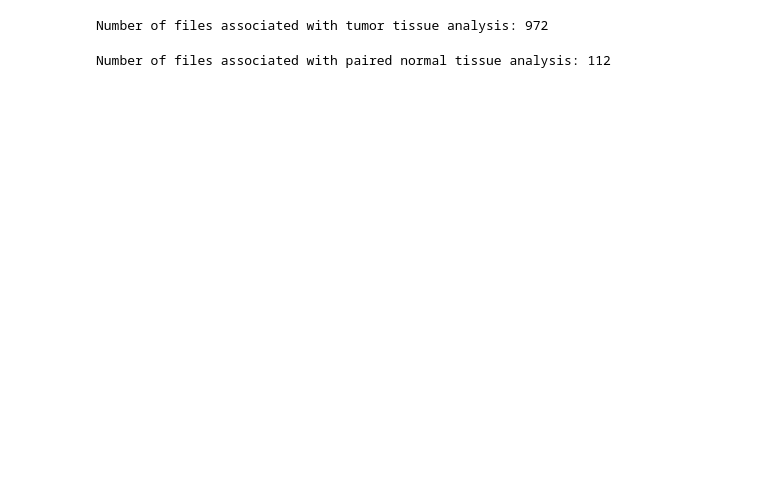
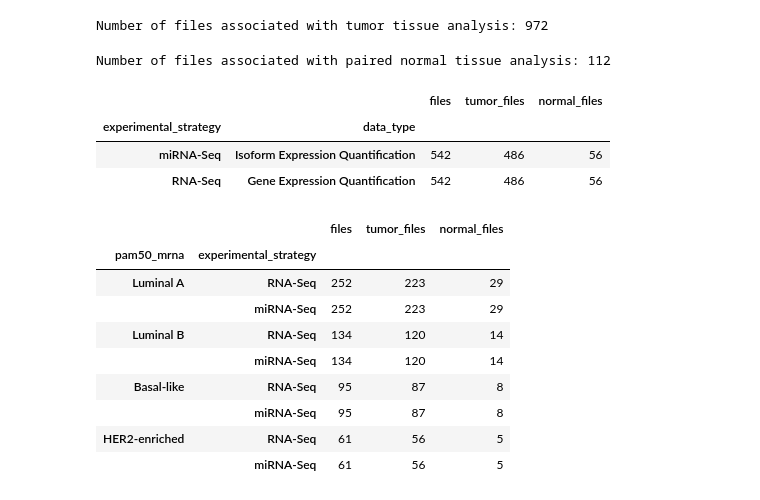
Before and after one commit to MylenaRoberta/pan-cancer-analysis, a Jupyter notebook: notebooks/01_tcga-brca/02_brca-exploratory-metadata-analysis.ipynb, the cells around one changed output. Saved outputs shown, nothing was run; the diff lists cells and outputs as text; code cells hidden in the pictures; blank space fills up the shorter version.

```diff
--- a/notebooks/01_tcga-brca/02_brca-exploratory-metadata-analysis.ipynb
+++ b/notebooks/01_tcga-brca/02_brca-exploratory-metadata-analysis.ipynb
@@ -265,6 +302,50 @@ total_files = df_files_of_interest['is_normal_file_of_interest'].sum()
 print(f'Number of files associated with paired normal tissue analysis: {total_files}')
 # %% [output]
 Number of files associated with paired normal tissue analysis: 112
+# %%
+# Count the number of files associated with each experimental strategy
+df_files_and_cases_of_interest \
+    .groupby(['experimental_strategy', 'data_type']) \
+    .agg(
+        files = pd.NamedAgg(column='file_id', aggfunc='nunique'),
+        tumor_files = pd.NamedAgg(
+            column='is_tumor_file_of_interest', aggfunc='sum'
+        ),
+        normal_files = pd.NamedAgg(
+            column='is_normal_file_of_interest', aggfunc='sum'
+        ),
+    ) \
+    .sort_values(by=['experimental_strategy', 'files'], ascending=False)
+# %% [output]
+|  |  | files | tumor_files | normal_files |
+| experimental_strategy | data_type |  |  |  |
+| miRNA-Seq | Isoform Expression Quantification | 542 | 486 | 56 |
+| RNA-Seq | Gene Expression Quantification | 542 | 486 | 56 |
+# %%
+# Count the number of files associated with each subtype and experimental strategy
+df_files_and_cases_of_interest \
+    .groupby(['pam50_mrna', 'experimental_strategy']) \
+    .agg(
+        files = pd.NamedAgg(column='file_id', aggfunc='nunique'),
+        tumor_files = pd.NamedAgg(
+            column='is_tumor_file_of_interest', aggfunc='sum'
+        ),
+        normal_files = pd.NamedAgg(
+            column='is_normal_file_of_interest', aggfunc='sum'
+        ),
+    ) \
+    .sort_values(by=['files', 'pam50_mrna'], ascending=False)
+# %% [output]
+|  |  | files | tumor_files | normal_files |
+| pam50_mrna | experimental_strategy |  |  |  |
+| Luminal A | RNA-Seq | 252 | 223 | 29 |
+|  | miRNA-Seq | 252 | 223 | 29 |
+| Luminal B | RNA-Seq | 134 | 120 | 14 |
+|  | miRNA-Seq | 134 | 120 | 14 |
+| Basal-like | RNA-Seq | 95 | 87 | 8 |
+|  | miRNA-Seq | 95 | 87 | 8 |
+| HER2-enriched | RNA-Seq | 61 | 56 | 5 |
+|  | miRNA-Seq | 61 | 56 | 5 |
 # %%
 # Count the number of data types associated with files
 df_files_of_interest \
```
Also changed, not shown: parts of 11 cells of this notebook.
